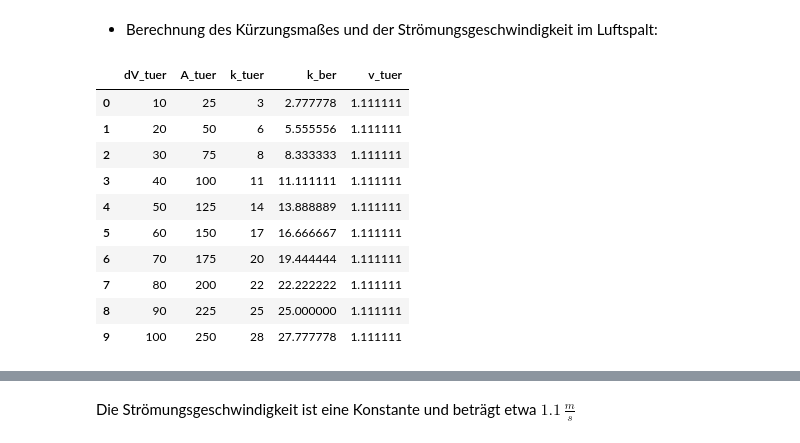
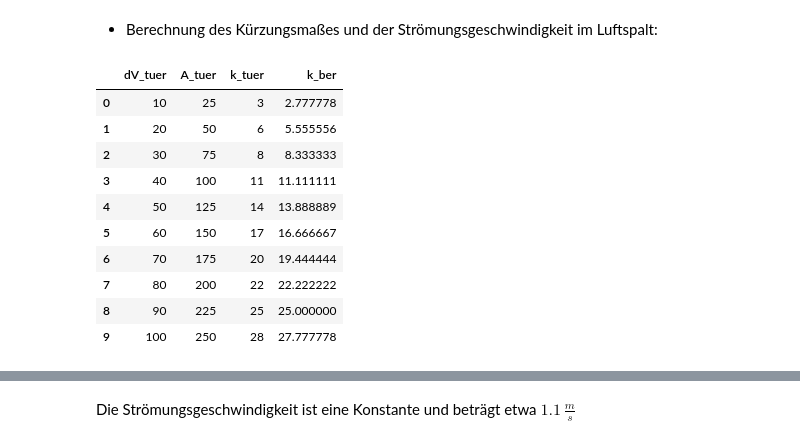
Before and after one commit to w-meiners/anb-first-steps, a Jupyter notebook: src/05-Uebung_lsg_mit_pandas.ipynb, the cells around one changed output, grey strips where cells are left out. Cells and saved outputs as stored; diff of their text form; code cells hidden in the pictures.

```diff
--- a/src/05-Uebung_lsg_mit_pandas.ipynb
+++ b/src/05-Uebung_lsg_mit_pandas.ipynb
@@ -28,9 +28,10 @@ import matplotlib.pyplot as plt, matplotlib.ticker as tk
 **Die Ausgangstabelle als DataFrame**
 # %%
 df = pd.DataFrame(
-    {'dV_tuer': np.arange(10,101,10),
-     'A_tuer': np.arange(25,251,25,),
-     'k_tuer': [3,6,8,11,14,17,20,22,25,28]
+    {
+        'dV_tuer': range(10,101,10),
+        'A_tuer': range(25,251,25),
+        'k_tuer': [3,6,8,11,14,17,20,22,25,28]
     }
 )
 df
@@ -78,22 +89,17 @@ zu berechnen (`df.k_ber`) und mit den Werten zu vergleichen, die in der Tabelle
 # %%
 b = 900 # Breite einer Standardinnentür in mm
 
-df[['k_ber','v_tuer']] = pd.DataFrame(
-    {0: df.A_tuer*100/b, # Kürzungsmaß in mm
-     1: df.dV_tuer/3600/(df.A_tuer/1e4) # Strömungsgeschwindigkeit in m/s
-    }
-)
-
+df['k_ber'] = df.A_tuer*100/b
 df
 # %% [output]
-|  | dV_tuer | A_tuer | k_tuer | k_ber | v_tuer |
-| 0 | 10 | 25 | 3 | 2.777778 | 1.111111 |
-| 1 | 20 | 50 | 6 | 5.555556 | 1.111111 |
-| 2 | 30 | 75 | 8 | 8.333333 | 1.111111 |
-| 3 | 40 | 100 | 11 | 11.111111 | 1.111111 |
-| 4 | 50 | 125 | 14 | 13.888889 | 1.111111 |
-| 5 | 60 | 150 | 17 | 16.666667 | 1.111111 |
-| 6 | 70 | 175 | 20 | 19.444444 | 1.111111 |
-| 7 | 80 | 200 | 22 | 22.222222 | 1.111111 |
-| 8 | 90 | 225 | 25 | 25.000000 | 1.111111 |
-| 9 | 100 | 250 | 28 | 27.777778 | 1.111111 |
+|  | dV_tuer | A_tuer | k_tuer | k_ber |
+| 0 | 10 | 25 | 3 | 2.777778 |
+| 1 | 20 | 50 | 6 | 5.555556 |
+| 2 | 30 | 75 | 8 | 8.333333 |
+| 3 | 40 | 100 | 11 | 11.111111 |
+| 4 | 50 | 125 | 14 | 13.888889 |
+| 5 | 60 | 150 | 17 | 16.666667 |
+| 6 | 70 | 175 | 20 | 19.444444 |
+| 7 | 80 | 200 | 22 | 22.222222 |
+| 8 | 90 | 225 | 25 | 25.000000 |
+| 9 | 100 | 250 | 28 | 27.777778 |
```
Also changed, not shown: parts of 7 cells of this notebook.
